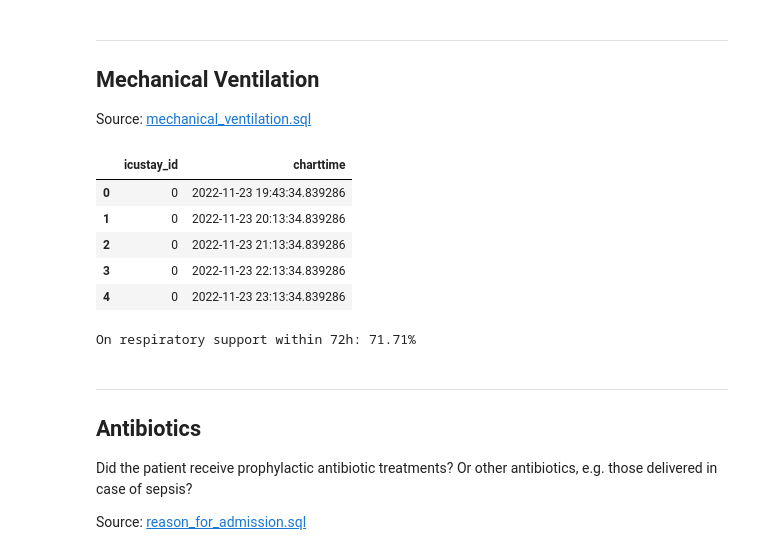
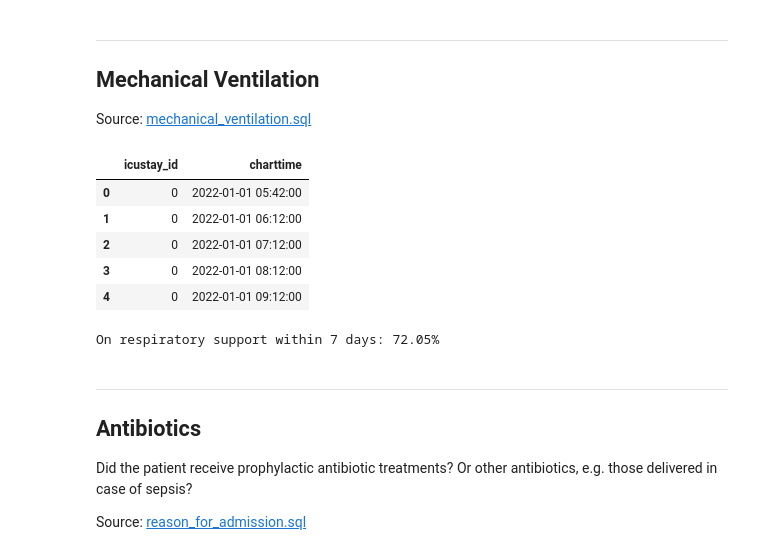
Before and after one commit to thomas097/Haemodynamic-Optimization-Reinforcement-Learning, a Jupyter notebook: data/amsterdam-umc-db/DataExtraction_AmsterdamUMCdb_AllAdmissions.ipynb, the cells around one changed output. Cells and saved outputs as stored; diff of their text form; code cells hidden in the pictures.

```diff
--- a/data/amsterdam-umc-db/DataExtraction_AmsterdamUMCdb_AllAdmissions.ipynb
+++ b/data/amsterdam-umc-db/DataExtraction_AmsterdamUMCdb_AllAdmissions.ipynb
@@ -23,9 +25,8 @@ import pandas as pd
 from tqdm import tqdm
 
 CHUNK_SIZE = 10000
-MAX_CHUNKS = 1000000   # kept small for debugging
 
-OUT_DIR = 'D:/amsterdam-umc-db/final/'
+OUT_DIR = 'D:/amsterdam-umc-db_v2/final/'
 
 if not os.path.exists(OUT_DIR):
     os.makedirs(OUT_DIR)
@@ -93,7 +94,7 @@ def hours_in_admission(ms, admissionid):
     return ms_to_hours(ms - ms_since_first_admission)
 # %%
 # for all first admissions, assume start date is now
-first_admission_start = pd.Timestamp('2022-11-24T13:19:57.069790')
+first_admission_start = pd.Timestamp('2022-01-01T00:00:00')
 
 print('Admission start:  ', first_admission_start)
 print('Two hours in:     ', to_timestamp(first_admission_start, ms=hours_to_ms(2)))
@@ -879,40 +881,40 @@ Source: [mechanical_ventilation.sql](https://github.com/AmsterdamUMC/AmsterdamUM
 # %%
 vents_df = []
 
 for _, chunk in pbar(read_csv(r"D:/AmsterdamUMCdb-v1.0.2/listitems.csv", usecols=['admissionid', 'itemid', 'valueid', 'measuredat'])):
-    # which observations are within 72h of start admission?
+    # which observations are within 7 days of start admission?
     times = hours_in_admission(chunk.measuredat, chunk.admissionid)
-    chunk = chunk[(times > 0) & (times < 72)]
+    chunk = chunk[(times > 0) & (times < 168)]
     if not len(chunk):
         continue
 
     # which of those admissions indicate the use of ventilatory support?
     chunk = chunk[is_mech_vent(chunk.itemid, chunk.valueid)]
 
     # Store in new DataFrame
     vent_df = pd.DataFrame({
         'icustay_id': chunk.admissionid,
         'charttime': to_timestamp(first_admission_start, ms=chunk.measuredat),
     })
     vents_df.append(vent_df)
 
 # Merge ventilator DataFrames
 vents_df = pd.concat(vents_df, axis=0).reset_index(drop=True)
 vents_df.head()
 # %% [output]
 |  | icustay_id | charttime |
-| 0 | 0 | 2022-11-23 19:43:34.839286 |
-| 1 | 0 | 2022-11-23 20:13:34.839286 |
-| 2 | 0 | 2022-11-23 21:13:34.839286 |
-| 3 | 0 | 2022-11-23 22:13:34.839286 |
-| 4 | 0 | 2022-11-23 23:13:34.839286 |
+| 0 | 0 | 2022-01-01 05:42:00 |
+| 1 | 0 | 2022-01-01 06:12:00 |
+| 2 | 0 | 2022-01-01 07:12:00 |
+| 3 | 0 | 2022-01-01 08:12:00 |
+| 4 | 0 | 2022-01-01 09:12:00 |
 # %%
 # how many patients receive respiratory support in first 72 hours?
 total_admissions = len(cohort_df.icustay_id.unique())
 vent_admissions = len(vents_df.icustay_id.unique())
-print('On respiratory support within 72h: %.2f%%' % (100 * vent_admissions / total_admissions))
+print('On respiratory support within 7 days: %.2f%%' % (100 * vent_admissions / total_admissions))
 # %% [output]
-On respiratory support within 72h: 71.71%
+On respiratory support within 7 days: 72.05%
 # %%
 # save!
 vents_df.to_csv(OUT_DIR + 'vent_cohort.csv', index=False)
```
Also changed, not shown: parts of 25 cells of this notebook.
